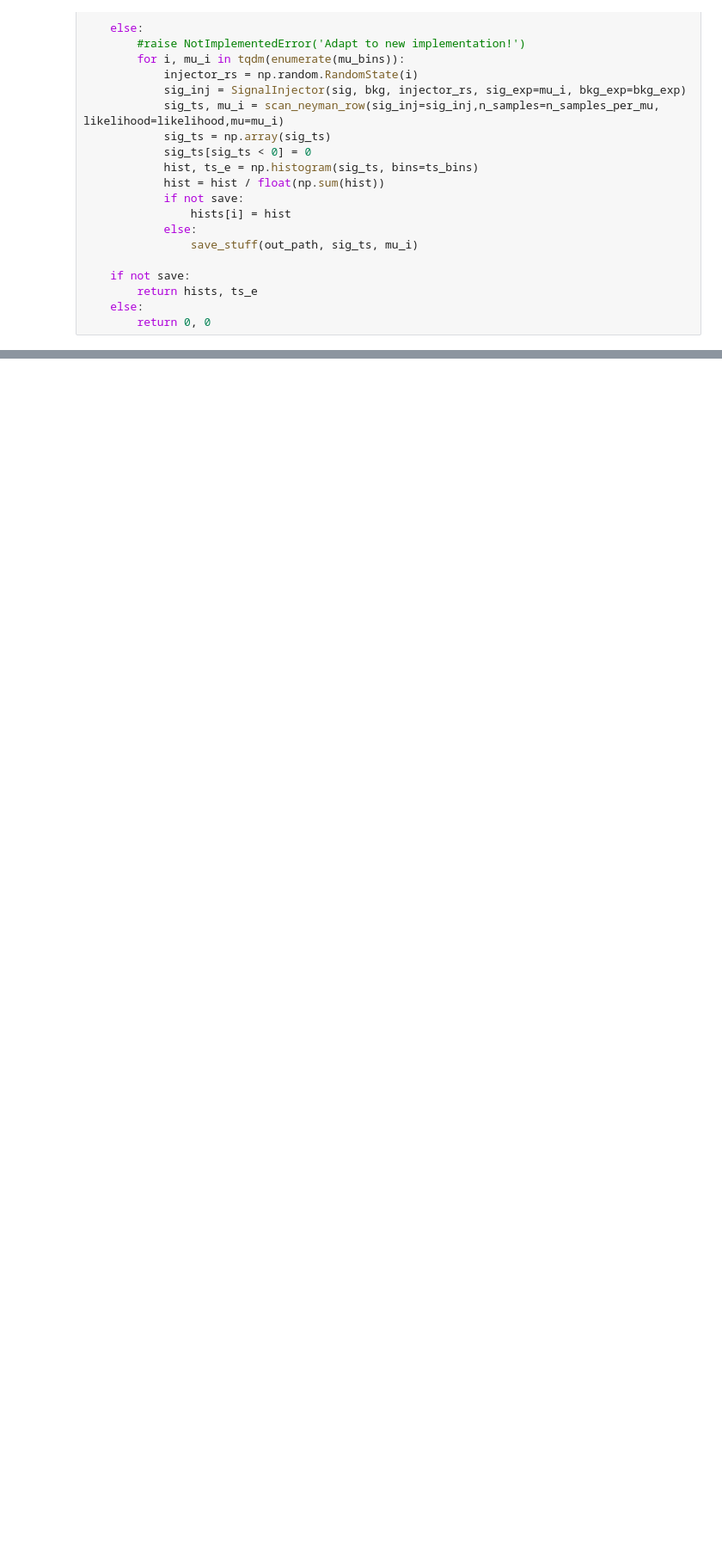
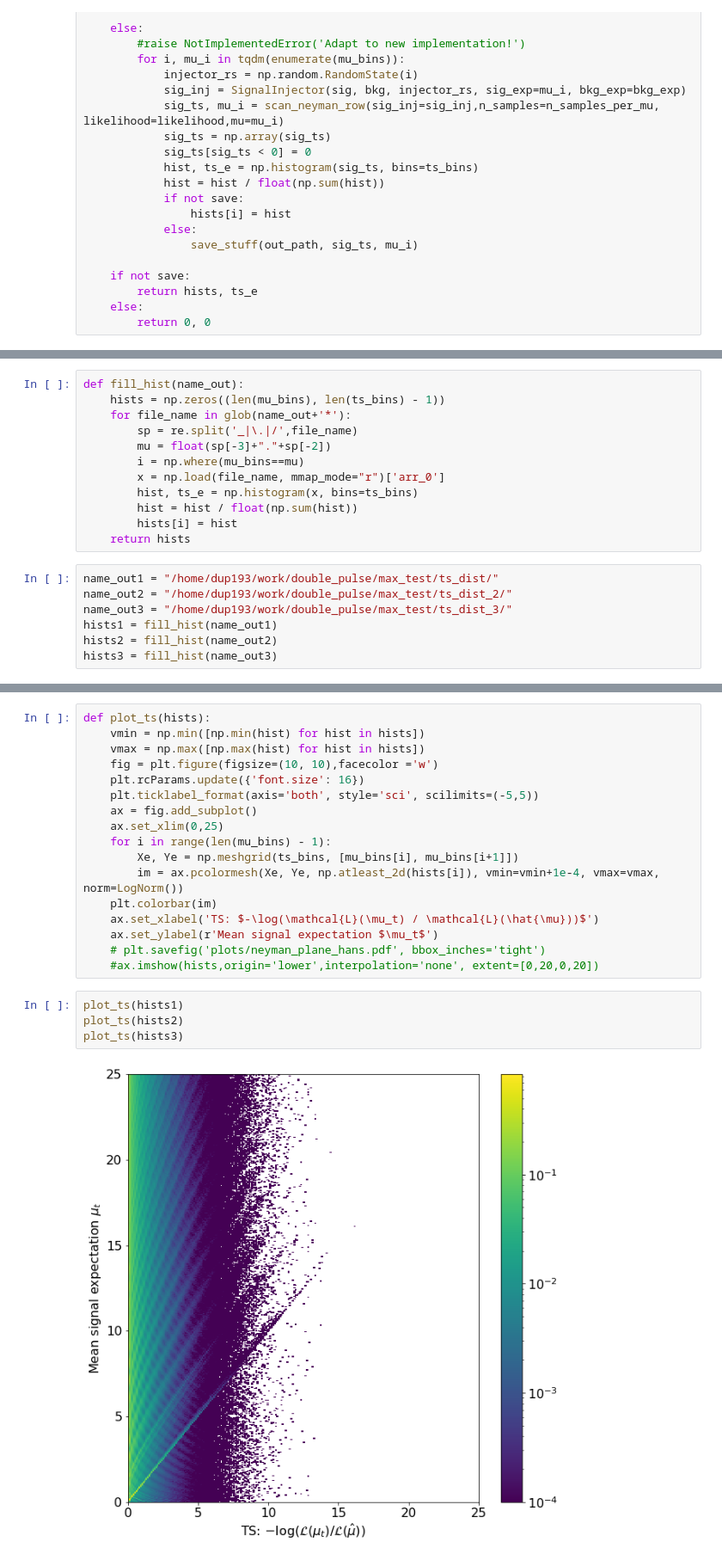
Before and after one commit to dpankova/DoublePulse, a Jupyter notebook: notebooks/stat_analysis/MaxCode.ipynb, the cells around one changed output, grey strips where cells are left out. Shown at 86% size. Drawn from its saved outputs; the diff is of its cells as text; blank space fills up the shorter version.

```diff
--- a/notebooks/stat_analysis/MaxCode.ipynb
+++ b/notebooks/stat_analysis/MaxCode.ipynb
@@ -744,0 +570,19 @@ samples_bkg = limit_calculator.create_samples()
+# %%
+def fill_hist(name_out):
+    hists = np.zeros((len(mu_bins), len(ts_bins) - 1))
+    for file_name in glob(name_out+'*'):
+        sp = re.split('_|\.|/',file_name)
+        mu = float(sp[-3]+"."+sp[-2])
+        i = np.where(mu_bins==mu)
+        x = np.load(file_name, mmap_mode="r")['arr_0']
+        hist, ts_e = np.histogram(x, bins=ts_bins)
+        hist = hist / float(np.sum(hist))
+        hists[i] = hist
+    return hists
+# %%
+name_out1 = "/home/dup193/work/double_pulse/max_test/ts_dist/"
+name_out2 = "/home/dup193/work/double_pulse/max_test/ts_dist_2/"
+name_out3 = "/home/dup193/work/double_pulse/max_test/ts_dist_3/"
+hists1 = fill_hist(name_out1)
+hists2 = fill_hist(name_out2)
+hists3 = fill_hist(name_out3)
@@ -744,0 +599,23 @@ samples_bkg = limit_calculator.create_samples()
+# %%
+def plot_ts(hists):
+    vmin = np.min([np.min(hist) for hist in hists])
+    vmax = np.max([np.max(hist) for hist in hists])
+    fig = plt.figure(figsize=(10, 10),facecolor ='w')
+    plt.rcParams.update({'font.size': 16})
+    plt.ticklabel_format(axis='both', style='sci', scilimits=(-5,5))
+    ax = fig.add_subplot()
+    ax.set_xlim(0,25)
+    for i in range(len(mu_bins) - 1):
+        Xe, Ye = np.meshgrid(ts_bins, [mu_bins[i], mu_bins[i+1]])
+        im = ax.pcolormesh(Xe, Ye, np.atleast_2d(hists[i]), vmin=vmin+1e-4, vmax=vmax, norm=LogNorm())
+    plt.colorbar(im)
+    ax.set_xlabel('TS: $-\log(\mathcal{L}(\mu_t) / \mathcal{L}(\hat{\mu}))$')
+    ax.set_ylabel(r'Mean signal expectation $\mu_t$')
+    # plt.savefig('plots/neyman_plane_hans.pdf', bbox_inches='tight')
+    #ax.imshow(hists,origin='lower',interpolation='none', extent=[0,20,0,20])
+# %%
+plot_ts(hists1)
+plot_ts(hists2)
+plot_ts(hists3)
+# %% [output]
+[figure, added]
```
Also changed, not shown: parts of 70 cells of this notebook, 50 other files.
